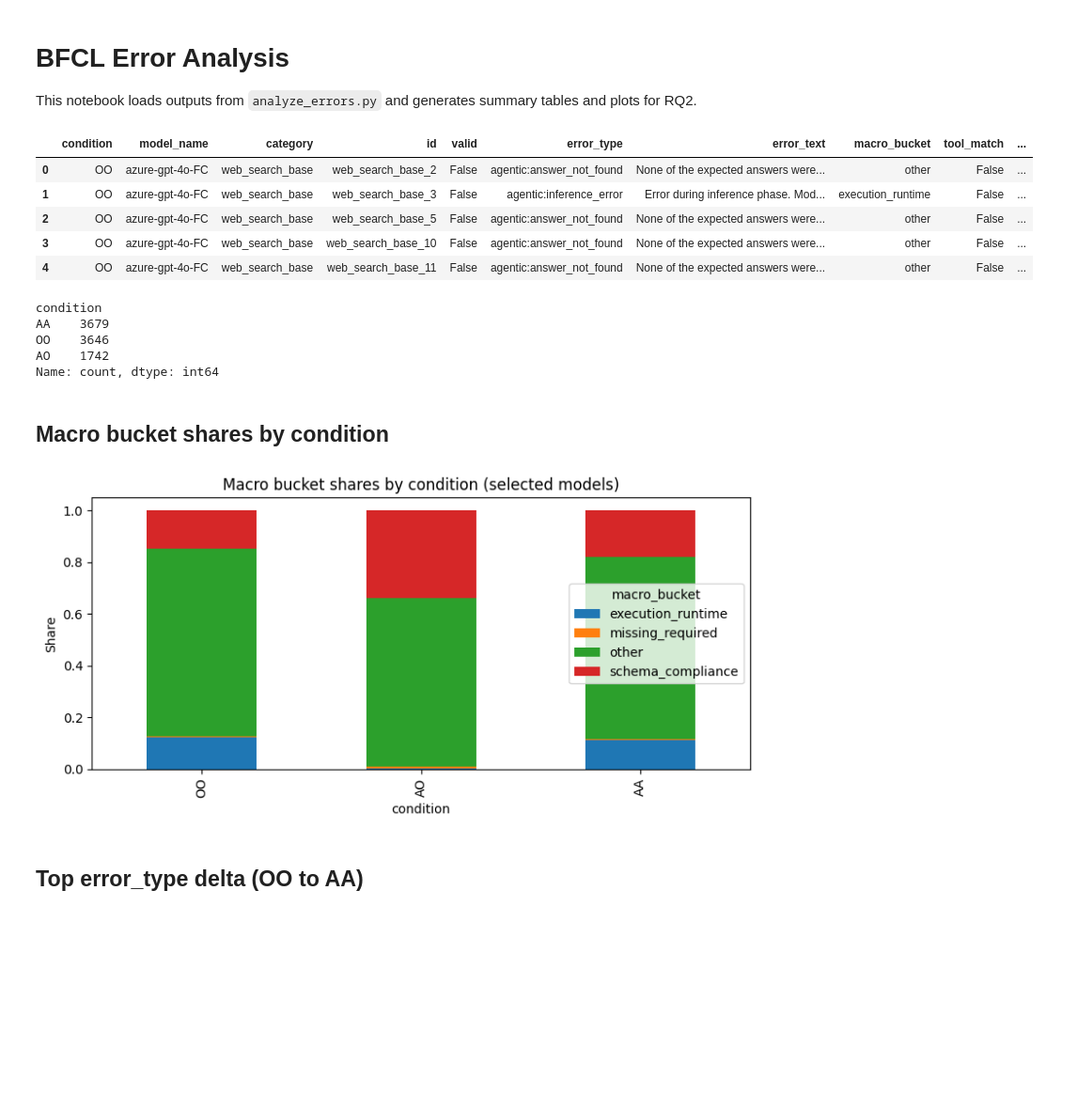
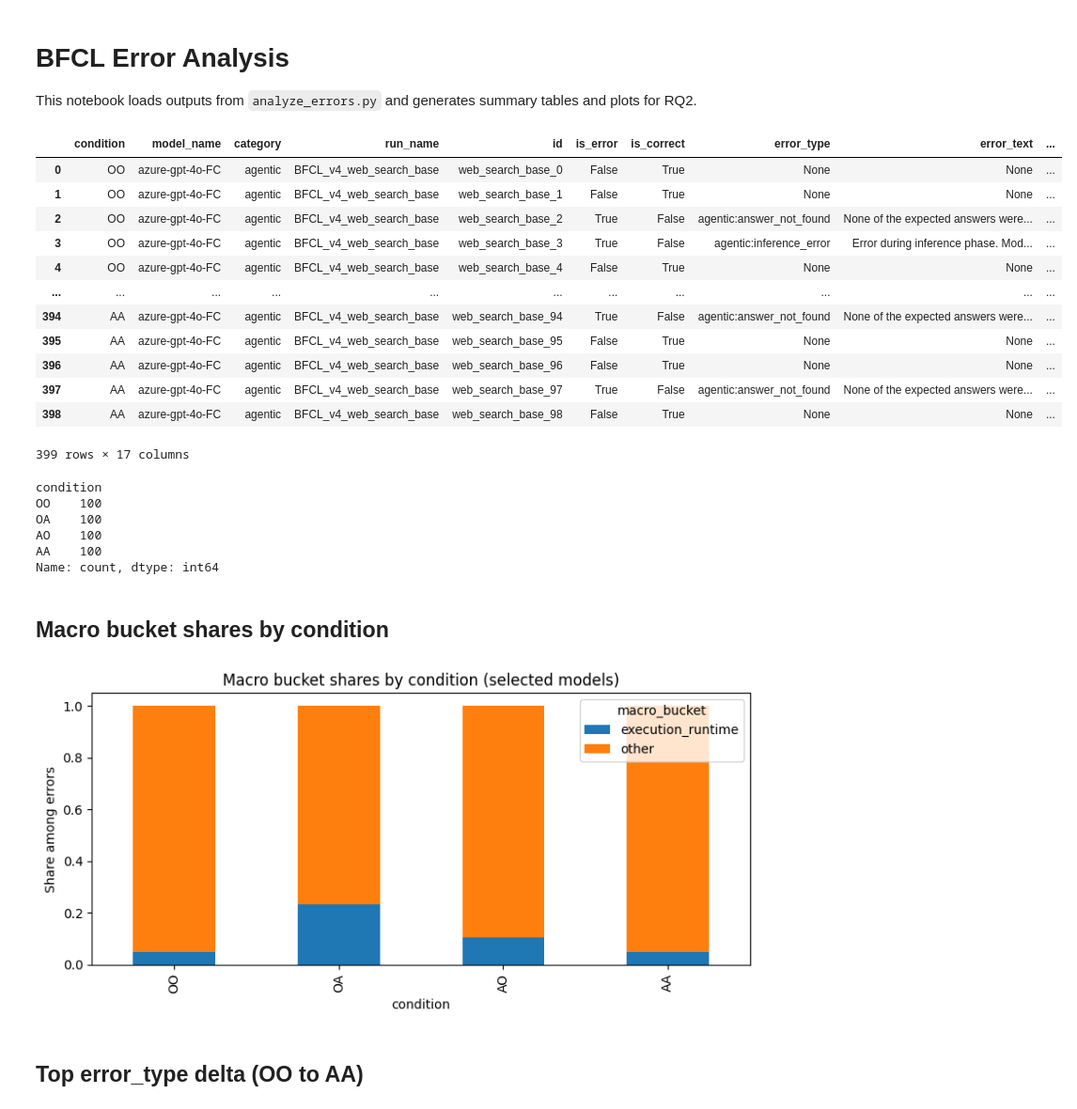
Before and after one commit to Gabriellanaro/gorilla, a Jupyter notebook: berkeley-function-call-leaderboard/error_analysis.ipynb, the cells around one changed output. Shown at 94% size. Cells and saved outputs as stored; diff of their text form; code cells hidden in the pictures; blank space fills up the shorter version.

```diff
--- a/berkeley-function-call-leaderboard/error_analysis.ipynb
+++ b/berkeley-function-call-leaderboard/error_analysis.ipynb
@@ -5,45 +5,59 @@ This notebook loads outputs from `analyze_errors.py` and generates summary table
 # %%
 import json
 import pandas as pd
 import seaborn as sns
 import matplotlib.pyplot as plt
 
 from pathlib import Path
 
 outdir = Path('analysis_out')
-error_path = outdir / 'error_rows.parquet'
+master_path = outdir / 'master_rows.parquet'
 paired_path = outdir / 'paired_outcomes.parquet'
+run_summary_path = outdir / 'run_summaries.parquet'
 
-if error_path.exists():
-    error_rows = pd.read_parquet(error_path)
+if master_path.exists():
+    master_rows = pd.read_parquet(master_path)
 else:
-    error_rows = pd.read_csv(outdir / 'error_rows.csv')
+    master_rows = pd.read_csv(outdir / 'master_rows.csv')
 
 if paired_path.exists():
     paired = pd.read_parquet(paired_path)
 else:
     paired = pd.read_csv(outdir / 'paired_outcomes.csv')
 
-error_rows.head()
+if run_summary_path.exists():
+    run_summaries = pd.read_parquet(run_summary_path)
+else:
+    run_summaries = pd.read_csv(outdir / 'run_summaries.csv')
+
+master_rows.head(-1)
 # %% [output]
-|  | condition | model_name | category | id | valid | error_type | error_text | macro_bucket | tool_match | ... |
-| 0 | OO | azure-gpt-4o-FC | web_search_base | web_search_base_2 | False | agentic:answer_not_found | None of the expected answers were... | other | False | ... |
-| 1 | OO | azure-gpt-4o-FC | web_search_base | web_search_base_3 | False | agentic:inference_error | Error during inference phase. Mod... | execution_runtime | False | ... |
-| 2 | OO | azure-gpt-4o-FC | web_search_base | web_search_base_5 | False | agentic:answer_not_found | None of the expected answers were... | other | False | ... |
-| 3 | OO | azure-gpt-4o-FC | web_search_base | web_search_base_10 | False | agentic:answer_not_found | None of the expected answers were... | other | False | ... |
-| 4 | OO | azure-gpt-4o-FC | web_search_base | web_search_base_11 | False | agentic:answer_not_found | None of the expected answers were... | other | False | ... |
+|  | condition | model_name | category | run_name | id | is_error | is_correct | error_type | error_text | ... |
+| 0 | OO | azure-gpt-4o-FC | agentic | BFCL_v4_web_search_base | web_search_base_0 | False | True | None | None | ... |
+| 1 | OO | azure-gpt-4o-FC | agentic | BFCL_v4_web_search_base | web_search_base_1 | False | True | None | None | ... |
+| 2 | OO | azure-gpt-4o-FC | agentic | BFCL_v4_web_search_base | web_search_base_2 | True | False | agentic:answer_not_found | None of the expected answers were... | ... |
+| 3 | OO | azure-gpt-4o-FC | agentic | BFCL_v4_web_search_base | web_search_base_3 | True | False | agentic:inference_error | Error during inference phase. Mod... | ... |
+| 4 | OO | azure-gpt-4o-FC | agentic | BFCL_v4_web_search_base | web_search_base_4 | False | True | None | None | ... |
+| ... | ... | ... | ... | ... | ... | ... | ... | ... | ... | ... |
+| 394 | AA | azure-gpt-4o-FC | agentic | BFCL_v4_web_search_base | web_search_base_94 | True | False | agentic:answer_not_found | None of the expected answers were... | ... |
+| 395 | AA | azure-gpt-4o-FC | agentic | BFCL_v4_web_search_base | web_search_base_95 | False | True | None | None | ... |
+| 396 | AA | azure-gpt-4o-FC | agentic | BFCL_v4_web_search_base | web_search_base_96 | False | True | None | None | ... |
+| 397 | AA | azure-gpt-4o-FC | agentic | BFCL_v4_web_search_base | web_search_base_97 | True | False | agentic:answer_not_found | None of the expected answers were... | ... |
+| 398 | AA | azure-gpt-4o-FC | agentic | BFCL_v4_web_search_base | web_search_base_98 | False | True | None | None | ... |
+399 rows × 17 columns
 # %%
 # Filter to models of interest (edit as needed)
 models_of_interest = ['gpt-4o', 'gpt-5.1']
-mask = error_rows['model_name'].str.contains('|'.join(models_of_interest), case=False, na=False)
-error_rows_focus = error_rows[mask].copy()
+mask = master_rows['model_name'].str.contains('|'.join(models_of_interest), case=False, na=False)
+master_rows_focus = master_rows[mask].copy()
 
-error_rows_focus['condition'].value_counts()
+master_rows_focus['condition'].value_counts()
 # %% [output]
 condition
-AA    3679
-OO    3646
-AO    1742
+OO    100
+OA    100
+AO    100
+AA    100
 Name: count, dtype: int64
 # %% [markdown]
 ## Macro bucket shares by condition
@@ -59,12 +73,12 @@ def plot_macro_bucket_shares(df, title):
     pivot = pivot.reindex(['OO','OA','AO','AA']).dropna(how='all')
     pivot.plot(kind='bar', stacked=True, figsize=(8,4))
     plt.title(title)
-    plt.ylabel('Share')
+    plt.ylabel('Share among errors')
     plt.tight_layout()
 
-plot_macro_bucket_shares(error_rows_focus, 'Macro bucket shares by condition (selected models)')
+plot_macro_bucket_shares(master_rows_focus[master_rows_focus['is_error']], 'Macro bucket shares by condition (selected models)')
 # %% [output]
-[figure, old version]
+[figure, new version]
 # %% [markdown]
 ## Top error_type delta (OO to AA)
 # %%
```
Also changed, not shown: parts of 6 cells of this notebook, 5 other files.
